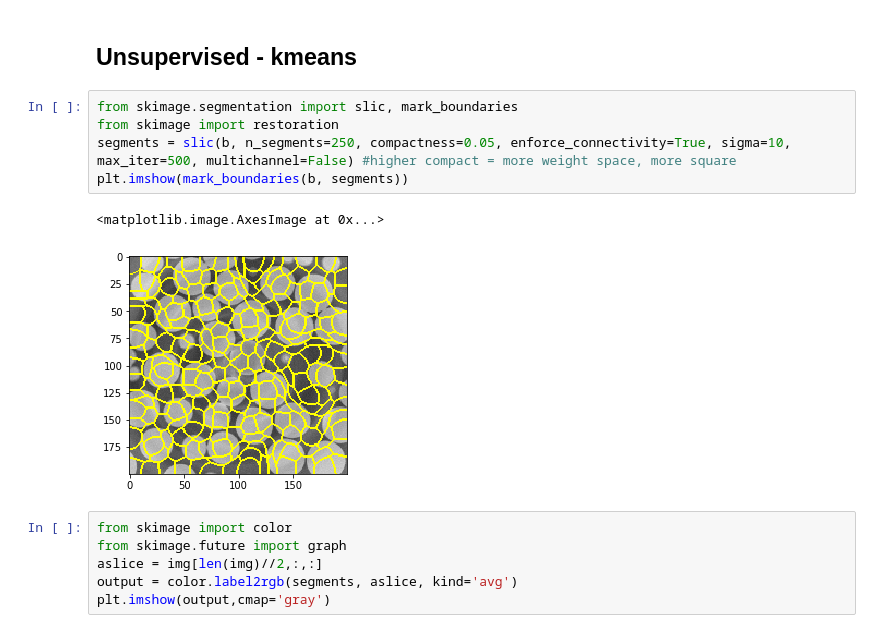
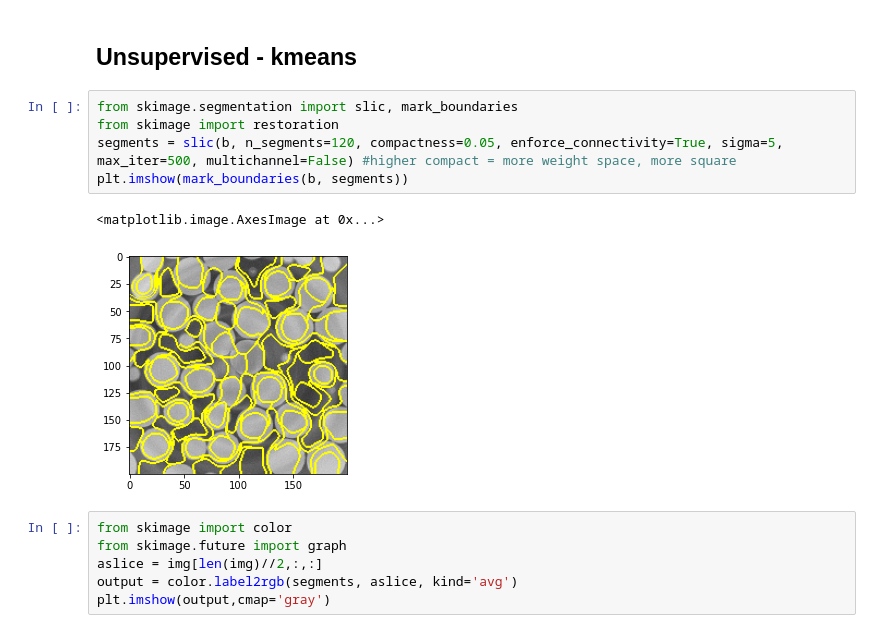
Before and after one commit to CameraIA/dipmicroct, a Jupyter notebook: partII/02_machineLearning.ipynb, the cells around one changed output. Saved outputs shown, nothing was run; the diff lists cells and outputs as text.

Commit message:
improve sigma

```diff
--- a/partII/02_machineLearning.ipynb
+++ b/partII/02_machineLearning.ipynb
@@ -109,11 +111,11 @@ Estimated number of objects in the stack: 65
 # %%
 from skimage.segmentation import slic, mark_boundaries
 from skimage import restoration
-segments = slic(b, n_segments=250, compactness=0.05, enforce_connectivity=True, sigma=10, max_iter=500, multichannel=False) #higher compact = more weight space, more square
+segments = slic(b, n_segments=120, compactness=0.05, enforce_connectivity=True, sigma=5, max_iter=500, multichannel=False) #higher compact = more weight space, more square
 plt.imshow(mark_boundaries(b, segments))
 # %% [output]
 <matplotlib.image.AxesImage at 0x...>
-[figure, old version]
+[figure, new version]
 # %%
 from skimage import color
 from skimage.future import graph
```
Also changed, not shown: parts of 4 cells of this notebook.
